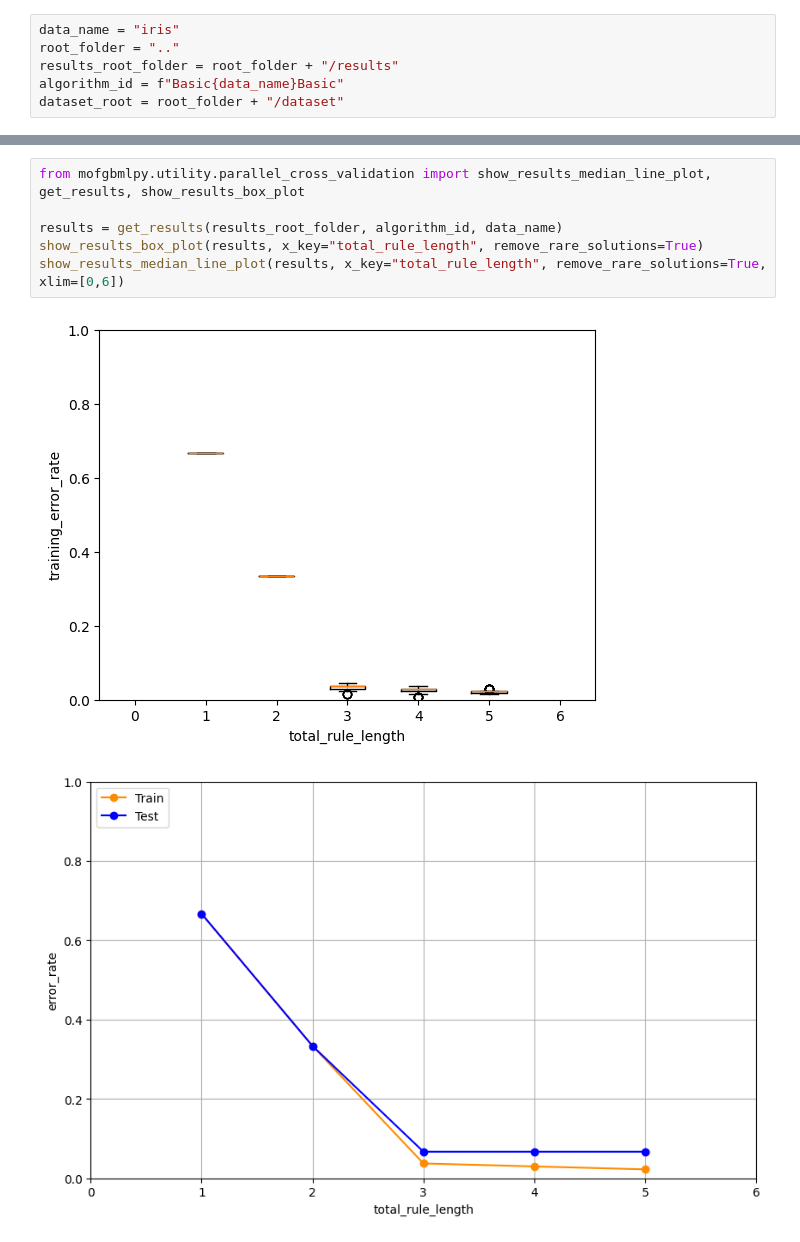
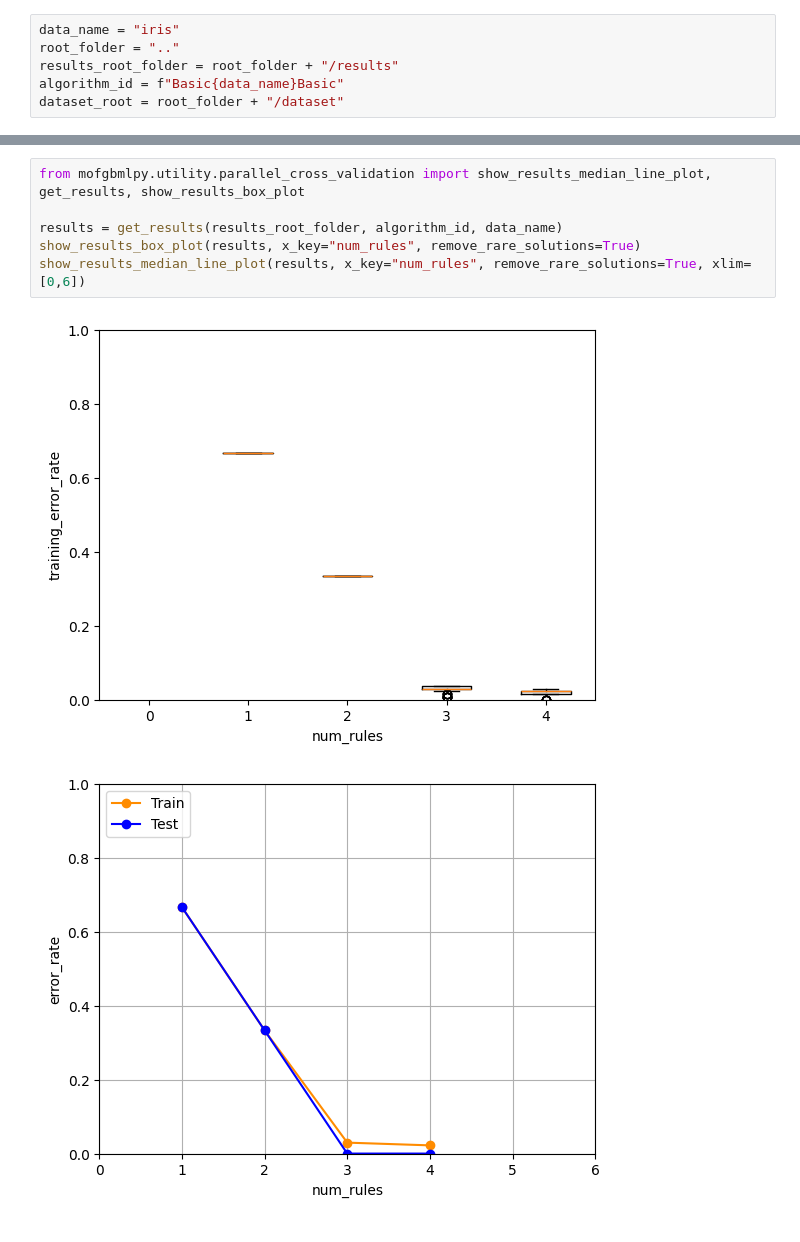
Before and after one commit to ci-labo-omu/MoFGBMLPy, a Jupyter notebook: examples/cross_validation.ipynb, the cells around one changed output, grey strips where cells are left out. Drawn from its saved outputs; the diff is of its cells as text.

```diff
--- a/examples/cross_validation.ipynb
+++ b/examples/cross_validation.ipynb
@@ -22,9 +22,9 @@ Execution time: 20.2584331035614
 # %%
 from mofgbmlpy.utility.parallel_cross_validation import show_results_median_line_plot, get_results, show_results_box_plot
 
 results = get_results(results_root_folder, algorithm_id, data_name)
-show_results_box_plot(results, x_key="total_rule_length", remove_rare_solutions=True)
-show_results_median_line_plot(results, x_key="total_rule_length", remove_rare_solutions=True, xlim=[0,6])
+show_results_box_plot(results, x_key="num_rules", remove_rare_solutions=True)
+show_results_median_line_plot(results, x_key="num_rules", remove_rare_solutions=True, xlim=[0,6])
 # %% [output]
-[figure, old version]
+[figure, new version]
-[figure, old version]
+[figure, new version]
```
Also changed, not shown: parts of 1 cell of this notebook, 12 other files.
